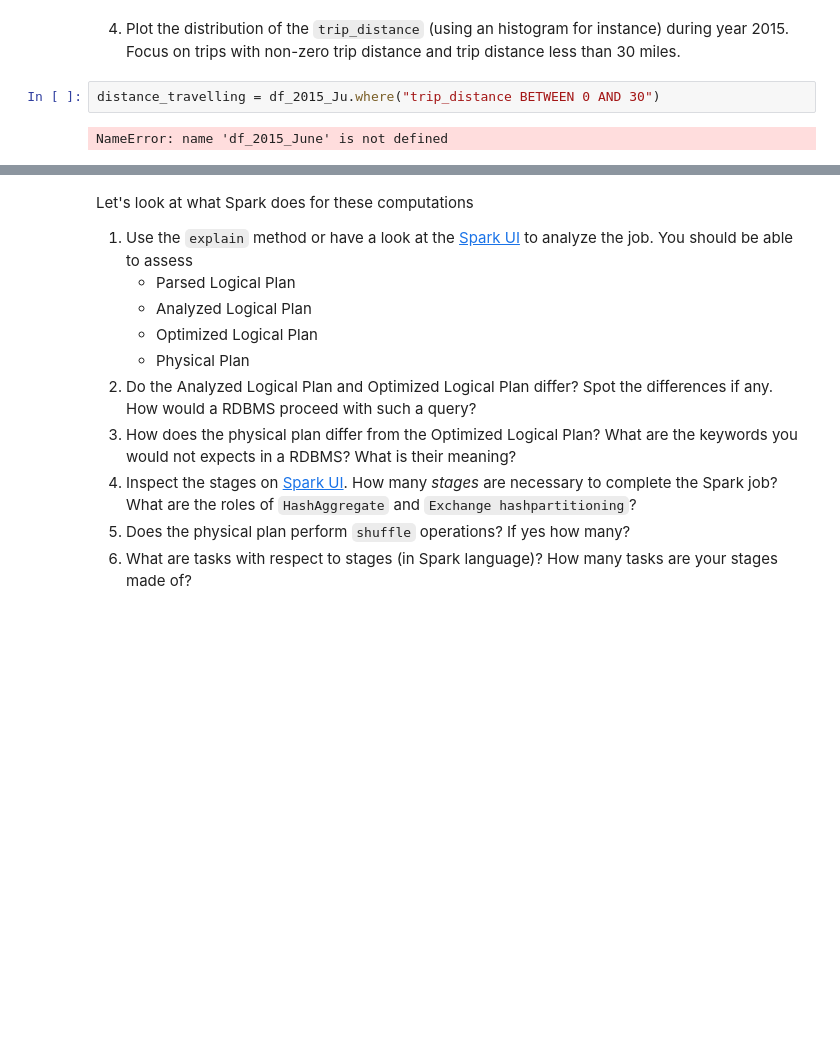
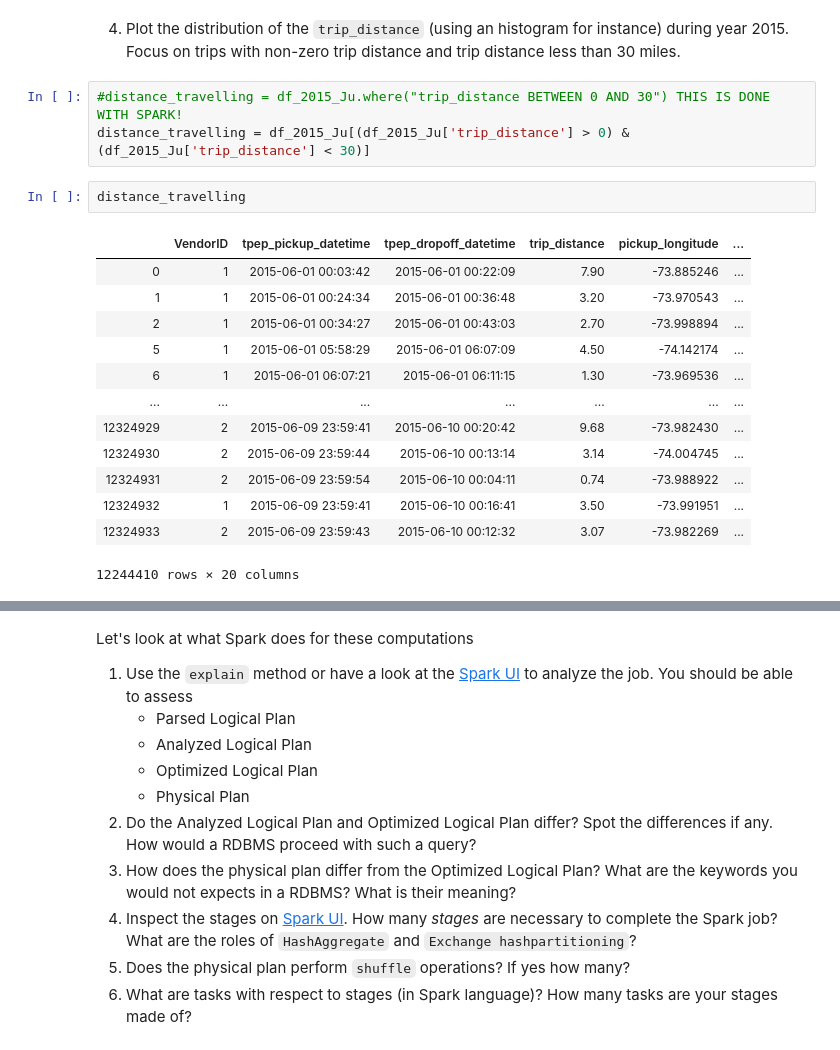
Before and after one commit to JLechuga94/BigData_1, a Jupyter notebook: homework03.ipynb, the cells around one changed output, grey strips where cells are left out. Saved outputs shown, nothing was run; the diff lists cells and outputs as text; blank space fills up the shorter version.

```diff
--- a/homework03.ipynb
+++ b/homework03.ipynb
@@ -610,8 +610,23 @@ Distance from Earth to the Moon: 238,900 miles
 # %% [markdown]
 4. Plot the distribution of the `trip_distance` (using an histogram for instance) during year 2015. Focus on trips with non-zero trip distance and trip distance less than 30 miles.
 # %%
-distance_travelling = df_2015_Ju.where("trip_distance BETWEEN 0 AND 30")
+#distance_travelling = df_2015_Ju.where("trip_distance BETWEEN 0 AND 30") THIS IS DONE WITH SPARK!
+distance_travelling = df_2015_Ju[(df_2015_Ju['trip_distance'] > 0) & (df_2015_Ju['trip_distance'] < 30)]
-# %% [output]
-NameError: name 'df_2015_June' is not defined
+# %%
+distance_travelling
+# %% [output]
+|  | VendorID | tpep_pickup_datetime | tpep_dropoff_datetime | trip_distance | pickup_longitude | ... |
+| 0 | 1 | 2015-06-01 00:03:42 | 2015-06-01 00:22:09 | 7.90 | -73.885246 | ... |
+| 1 | 1 | 2015-06-01 00:24:34 | 2015-06-01 00:36:48 | 3.20 | -73.970543 | ... |
+| 2 | 1 | 2015-06-01 00:34:27 | 2015-06-01 00:43:03 | 2.70 | -73.998894 | ... |
+| 5 | 1 | 2015-06-01 05:58:29 | 2015-06-01 06:07:09 | 4.50 | -74.142174 | ... |
+| 6 | 1 | 2015-06-01 06:07:21 | 2015-06-01 06:11:15 | 1.30 | -73.969536 | ... |
+| ... | ... | ... | ... | ... | ... | ... |
+| 12324929 | 2 | 2015-06-09 23:59:41 | 2015-06-10 00:20:42 | 9.68 | -73.982430 | ... |
+| 12324930 | 2 | 2015-06-09 23:59:44 | 2015-06-10 00:13:14 | 3.14 | -74.004745 | ... |
+| 12324931 | 2 | 2015-06-09 23:59:54 | 2015-06-10 00:04:11 | 0.74 | -73.988922 | ... |
+| 12324932 | 1 | 2015-06-09 23:59:41 | 2015-06-10 00:16:41 | 3.50 | -73.991951 | ... |
+| 12324933 | 2 | 2015-06-09 23:59:43 | 2015-06-10 00:12:32 | 3.07 | -73.982269 | ... |
+12244410 rows × 20 columns
 # %%
 type(distance_travelling)
```
Also changed, not shown: parts of 2 cells of this notebook.
